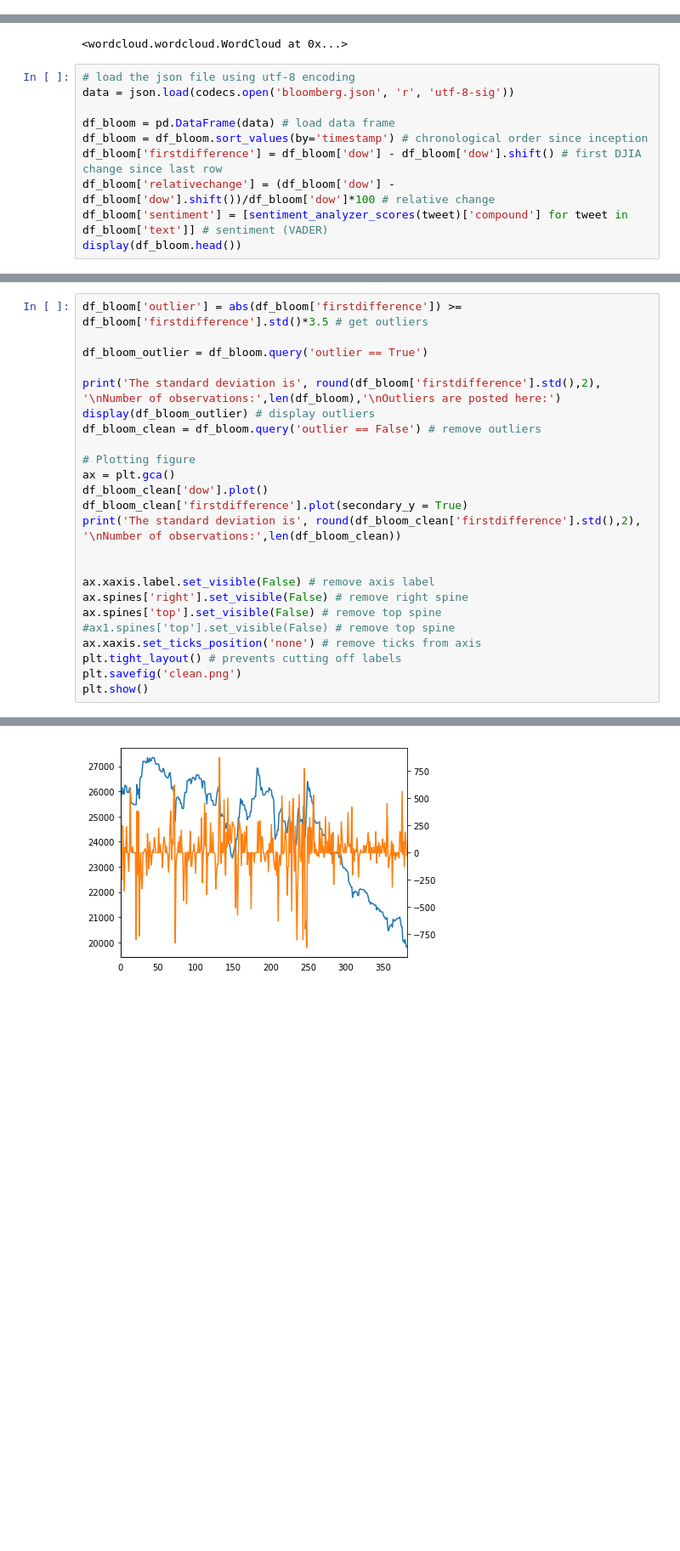
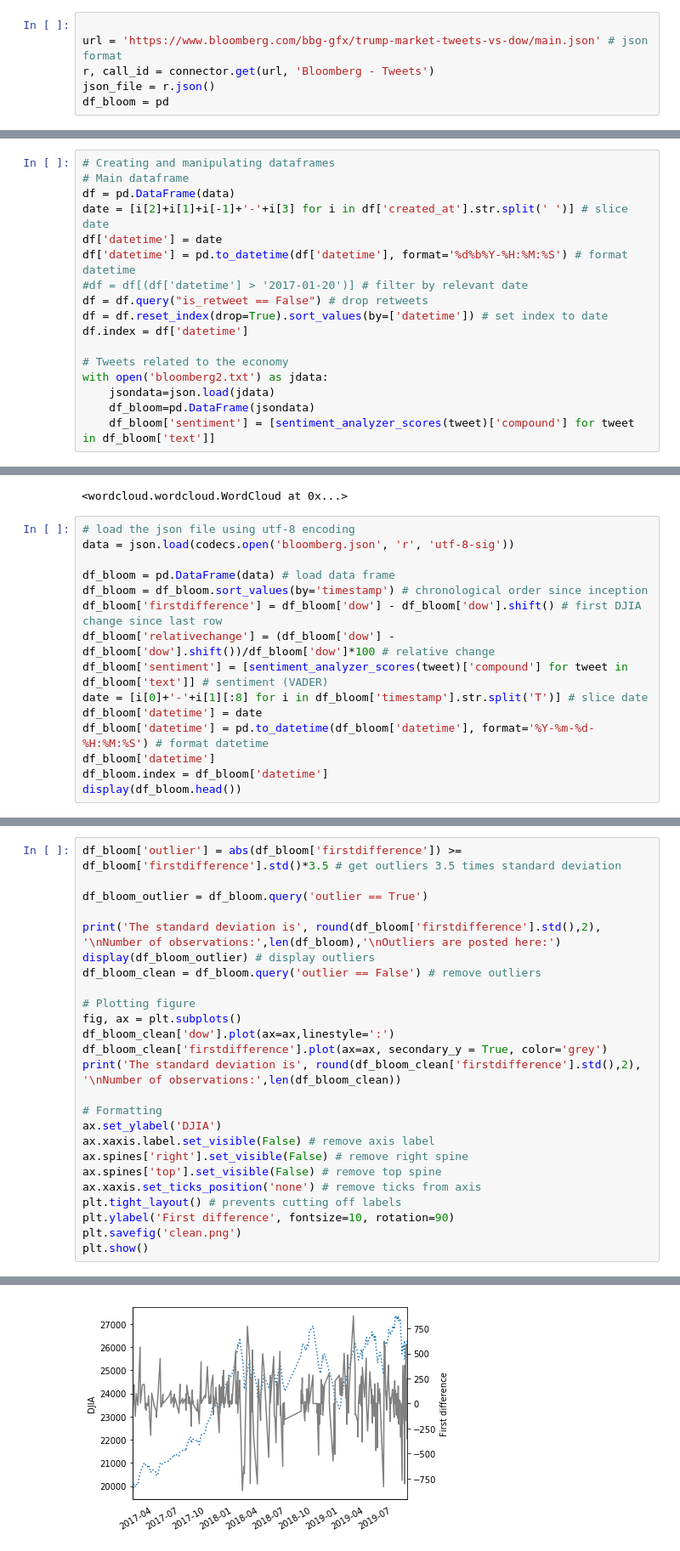
Before and after one commit to BjornCilleborg/sds2019, a Jupyter notebook: EXAM PROJECT/Exam Project.ipynb, the cells around one changed output, grey strips where cells are left out. Shown at 85% size. Cells and saved outputs as stored; diff of their text form; blank space fills up the shorter version.

```diff
--- a/EXAM PROJECT/Exam Project.ipynb
+++ b/EXAM PROJECT/Exam Project.ipynb
@@ -242,0 +63,6 @@ wordcloud.to_file("wordcloud.png") # save file
+# %%
+
+url = 'https://www.bloomberg.com/bbg-gfx/trump-market-tweets-vs-dow/main.json' # json format
+r, call_id = connector.get(url, 'Bloomberg - Tweets')
+json_file = r.json()
+df_bloom = pd
@@ -242,0 +73,17 @@ wordcloud.to_file("wordcloud.png") # save file
+# %%
+# Creating and manipulating dataframes
+# Main dataframe
+df = pd.DataFrame(data)
+date = [i[2]+i[1]+i[-1]+'-'+i[3] for i in df['created_at'].str.split(' ')] # slice date
+df['datetime'] = date
+df['datetime'] = pd.to_datetime(df['datetime'], format='%d%b%Y-%H:%M:%S') # format datetime
+#df = df[(df['datetime'] > '2017-01-20')] # filter by relevant date
+df = df.query("is_retweet == False") # drop retweets
+df = df.reset_index(drop=True).sort_values(by=['datetime']) # set index to date
+df.index = df['datetime']
+
+# Tweets related to the economy
+with open('bloomberg2.txt') as jdata:
+    jsondata=json.load(jdata)
+    df_bloom=pd.DataFrame(jsondata)
+    df_bloom['sentiment'] = [sentiment_analyzer_scores(tweet)['compound'] for tweet in df_bloom['text']]
@@ -507,5 +505,10 @@ df_bloom = df_bloom.sort_values(by='timestamp') # chronological order since ince
 df_bloom['firstdifference'] = df_bloom['dow'] - df_bloom['dow'].shift() # first DJIA change since last row
 df_bloom['relativechange'] = (df_bloom['dow'] - df_bloom['dow'].shift())/df_bloom['dow']*100 # relative change
 df_bloom['sentiment'] = [sentiment_analyzer_scores(tweet)['compound'] for tweet in df_bloom['text']] # sentiment (VADER)
+date = [i[0]+'-'+i[1][:8] for i in df_bloom['timestamp'].str.split('T')] # slice date
+df_bloom['datetime'] = date
+df_bloom['datetime'] = pd.to_datetime(df_bloom['datetime'], format='%Y-%m-%d-%H:%M:%S') # format datetime
+df_bloom['datetime']
+df_bloom.index = df_bloom['datetime']
 display(df_bloom.head())
 # %% [output]
@@ -518,5 +522,5 @@ display(df_bloom.head())
 # %%
-df_bloom['outlier'] = abs(df_bloom['firstdifference']) >= df_bloom['firstdifference'].std()*3.5 # get outliers
+df_bloom['outlier'] = abs(df_bloom['firstdifference']) >= df_bloom['firstdifference'].std()*3.5 # get outliers 3.5 times standard deviation
 
 df_bloom_outlier = df_bloom.query('outlier == True')
 
@@ -525,18 +529,19 @@ display(df_bloom_outlier) # display outliers
 df_bloom_clean = df_bloom.query('outlier == False') # remove outliers
 
 # Plotting figure
-ax = plt.gca()
-df_bloom_clean['dow'].plot()
-df_bloom_clean['firstdifference'].plot(secondary_y = True)
+fig, ax = plt.subplots()
+df_bloom_clean['dow'].plot(ax=ax,linestyle=':')
+df_bloom_clean['firstdifference'].plot(ax=ax, secondary_y = True, color='grey')
 print('The standard deviation is', round(df_bloom_clean['firstdifference'].std(),2), '\nNumber of observations:',len(df_bloom_clean))
 
-
+# Formatting
+ax.set_ylabel('DJIA')
 ax.xaxis.label.set_visible(False) # remove axis label
 ax.spines['right'].set_visible(False) # remove right spine
 ax.spines['top'].set_visible(False) # remove top spine
-#ax1.spines['top'].set_visible(False) # remove top spine
 ax.xaxis.set_ticks_position('none') # remove ticks from axis
 plt.tight_layout() # prevents cutting off labels
+plt.ylabel('First difference', fontsize=10, rotation=90)
 plt.savefig('clean.png')
 plt.show()
 # %% [output]
@@ -552,3 +558,3 @@ Outliers are posted here:
 The standard deviation is 221.34
 Number of observations: 378
-[figure, old version]
+[figure, new version]
```
Also changed, not shown: parts of 39 cells of this notebook, 2 other files.
